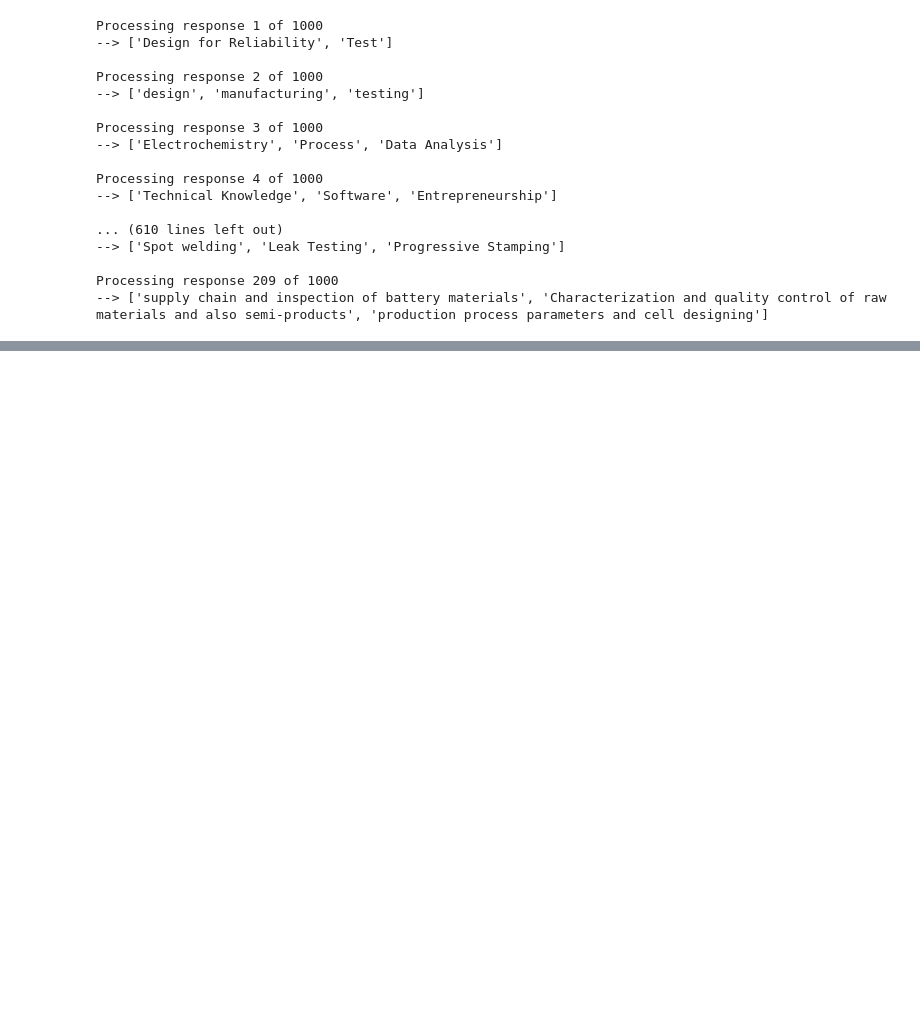
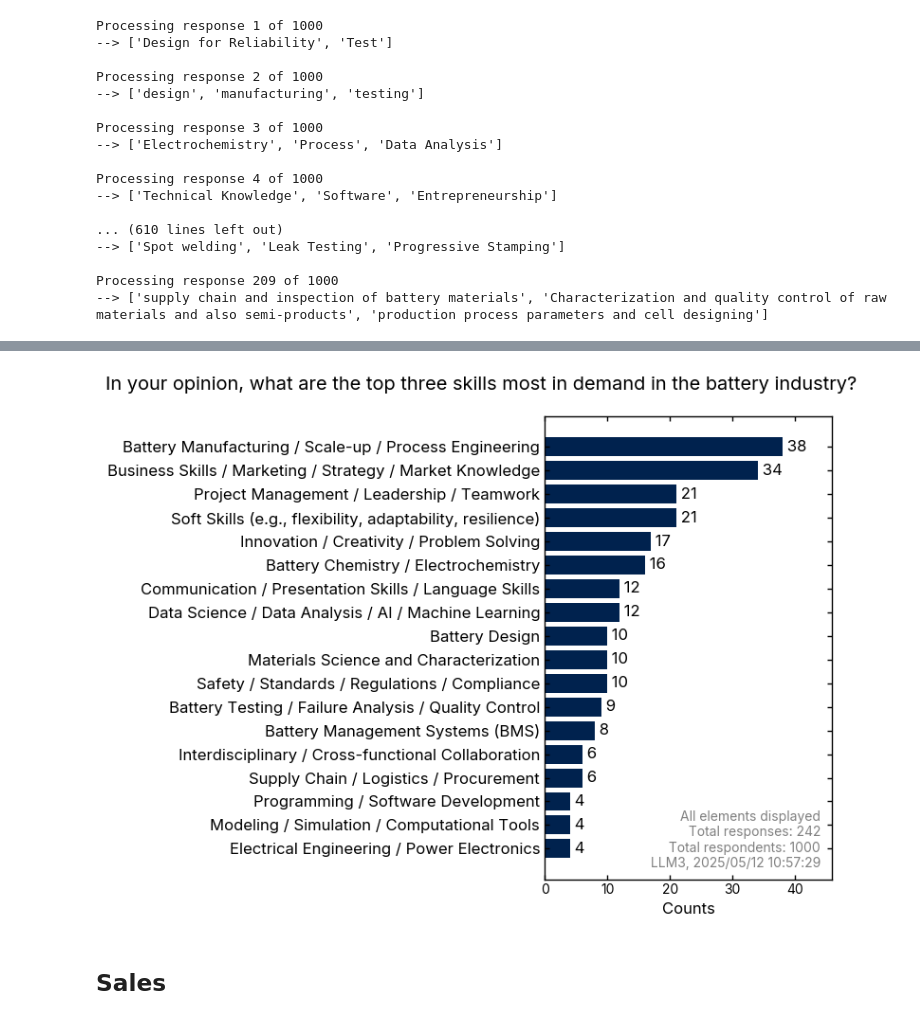
Before and after one commit to wengandrew/battery-talent-census, a Jupyter notebook: notebooks/llm_census_skills.ipynb, the cells around one changed output, grey strips where cells are left out. Saved outputs shown, nothing was run; the diff lists cells and outputs as text; code cells hidden in the pictures; blank space fills up the shorter version.

```diff
--- a/notebooks/llm_census_skills.ipynb
+++ b/notebooks/llm_census_skills.ipynb
@@ -763,0 +863,10 @@ plotter.make_bar_plot_from_dict(counter,
+# %%
+skills_in_demand_leaders_list = analyst.summarize_census_skills_demand(respondents_list_leaders)['skills_in_demand']
+
+keyword_list = []
+
+for i, string_of_list in enumerate(skills_in_demand_leaders_list):
+    print(f"Processing response {i+1} of {len(skills_in_demand_leaders_list)}")
+    list_of_strings = llm.delimit_string_of_list(string_of_list)
+    print(f'--> {list_of_strings}\n')
+    keyword_list.extend(list_of_strings)
@@ -763,0 +934,24 @@ plotter.make_bar_plot_from_dict(counter,
+# %%
+# Format results
+collection = defaultdict(list)
+counter    = defaultdict(int)
+
+for content in content_list:
+    category = content['result']['category']
+    response = content['result']['response_text']
+    counter[category] += 1
+    collection[category].append(response)
+
+counter['_tot_'] = len(question['data'])
+
+# Make the plot
+plotter.make_bar_plot_from_dict(counter,
+                                title=question['question'],
+                                sorted=True,
+                                annotation=f'LLM3, {time.strftime("%Y/%m/%d %H:%M:%S")}',
+                                num_elements=100,
+                                saveas=f'{question['tag']}_leaders_{time.strftime("%Y%m%d_%H%M%S")}.png')
+# %% [output]
+[figure, added]
+# %% [markdown]
+## Sales
```
Also changed, not shown: parts of 13 cells of this notebook.
